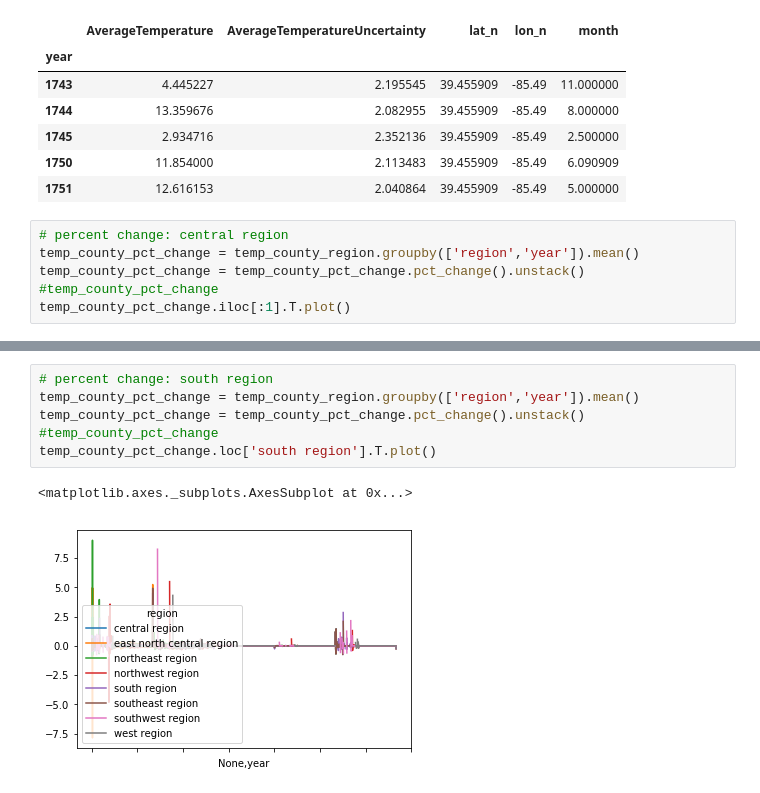
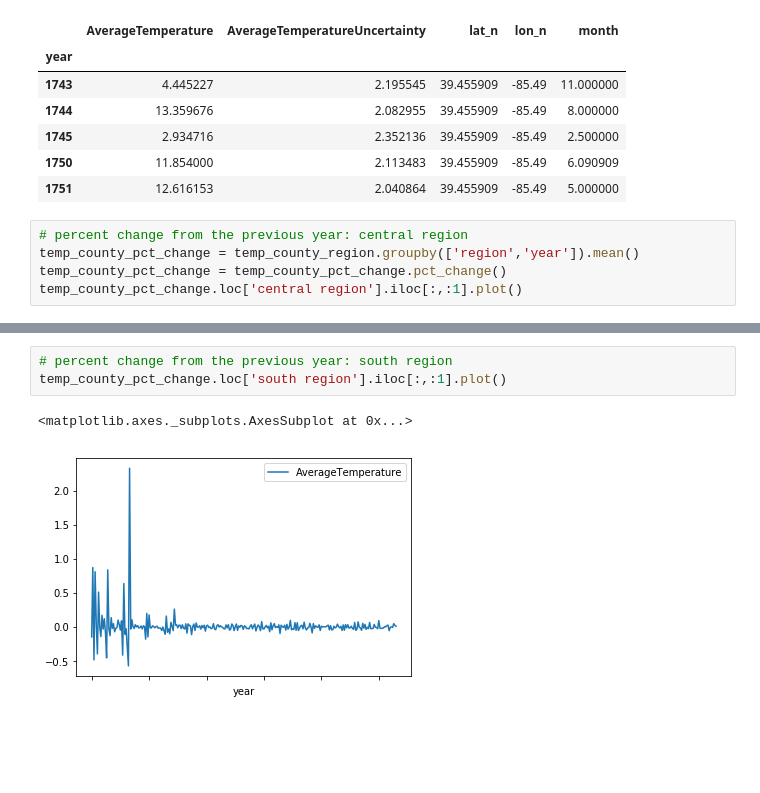
Before and after one commit to karahahn/Springboard_Capstone1, a Jupyter notebook: Data Storytelling.ipynb, the cells around one changed output, grey strips where cells are left out. Drawn from its saved outputs; the diff is of its cells as text; blank space fills up the shorter version.

```diff
--- a/Data Storytelling.ipynb
+++ b/Data Storytelling.ipynb
@@ -409,10 +464,9 @@ temp_county_region.groupby(['region','year']).mean().loc['central region'].head(
 | 1750 | 11.854000 | 2.113483 | 39.455909 | -85.49 | 6.090909 |
 | 1751 | 12.616153 | 2.040864 | 39.455909 | -85.49 | 5.000000 |
 # %%
-# percent change: central region
+# percent change from the previous year: central region
 temp_county_pct_change = temp_county_region.groupby(['region','year']).mean()
-temp_county_pct_change = temp_county_pct_change.pct_change().unstack()
-#temp_county_pct_change
-temp_county_pct_change.iloc[:1].T.plot()
+temp_county_pct_change = temp_county_pct_change.pct_change()
+temp_county_pct_change.loc['central region'].iloc[:,:1].plot()
 # %% [output]
 <matplotlib.axes._subplots.AxesSubplot at 0x...>
@@ -430,9 +474,6 @@ temp_county_region.groupby(['region','year']).mean().loc['southwest region'].tai
 # %%
-# percent change: south region
-temp_county_pct_change = temp_county_region.groupby(['region','year']).mean()
-temp_county_pct_change = temp_county_pct_change.pct_change().unstack()
-#temp_county_pct_change
-temp_county_pct_change.loc['south region'].T.plot()
+# percent change from the previous year: south region
+temp_county_pct_change.loc['south region'].iloc[:,:1].plot()
 # %% [output]
 <matplotlib.axes._subplots.AxesSubplot at 0x...>
-[figure, old version]
+[figure, new version]
```
Also changed, not shown: parts of 26 cells of this notebook.
